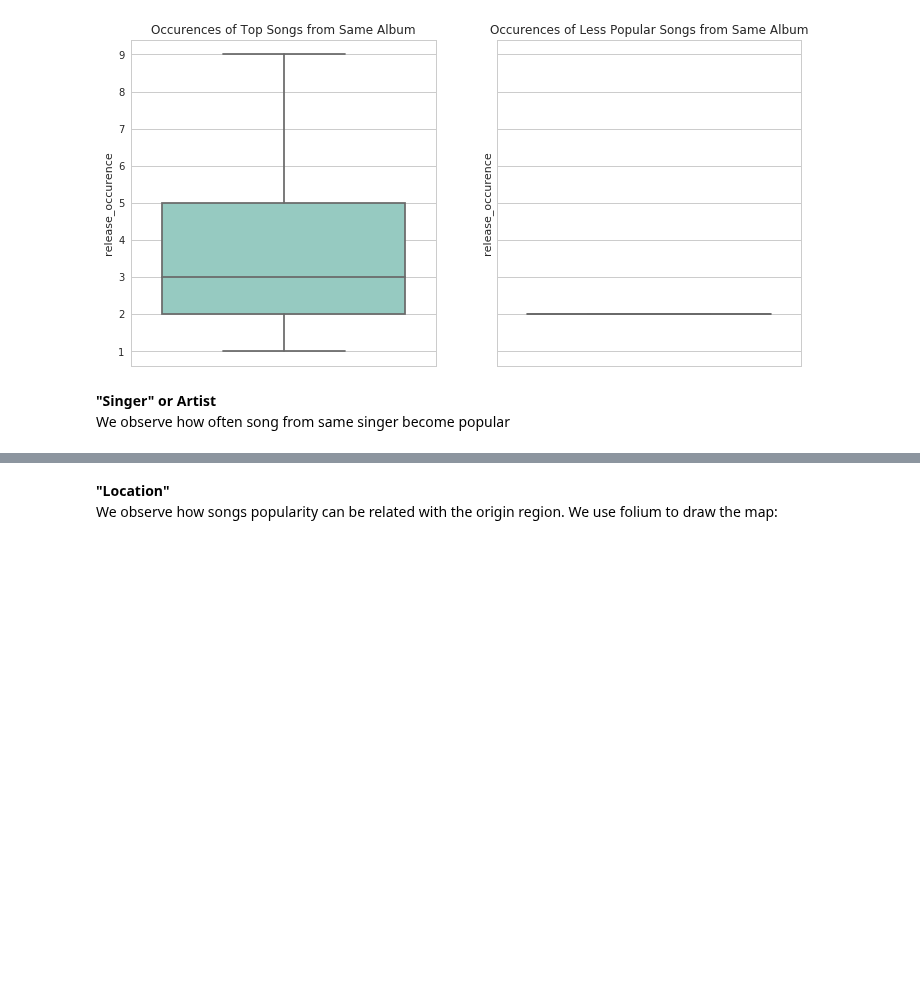
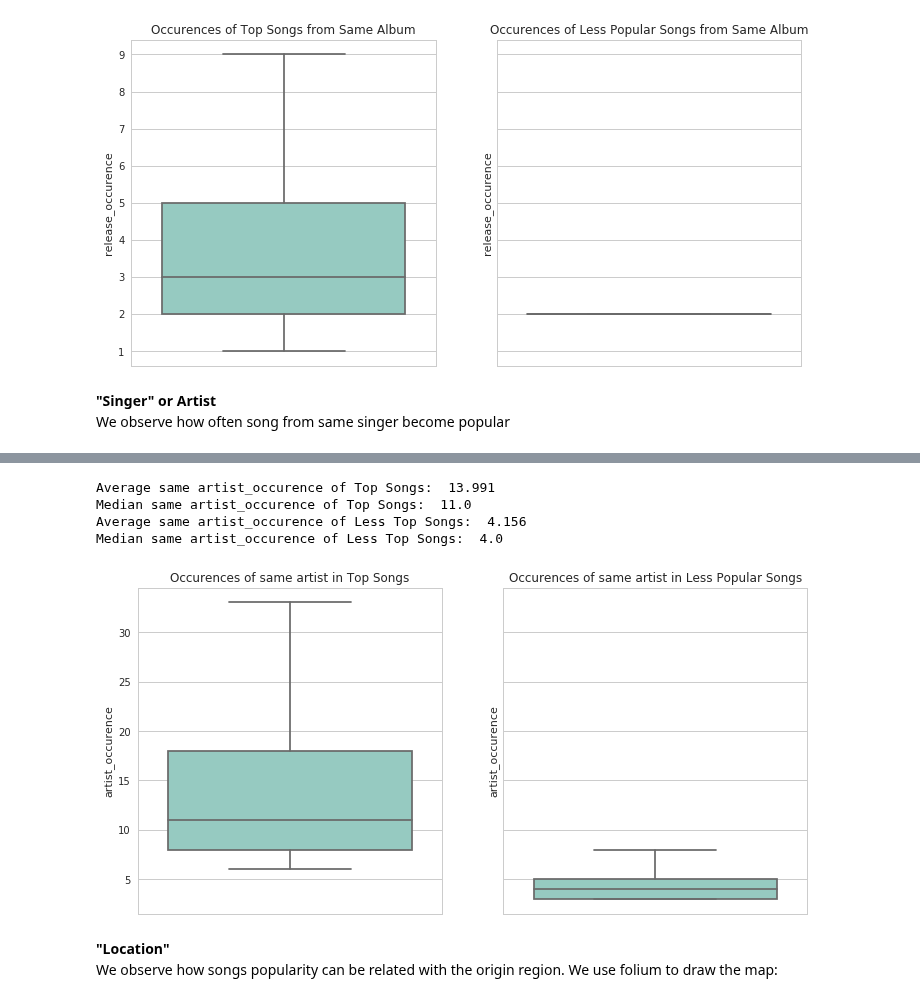
Before and after one commit to sanadhis/ADA-2017, a Jupyter notebook: project/Question1.ipynb, the cells around one changed output, grey strips where cells are left out. Cells and saved outputs as stored; diff of their text form; code cells hidden in the pictures; blank space fills up the shorter version.

```diff
--- a/project/Question1.ipynb
+++ b/project/Question1.ipynb
@@ -729,3 +733,25 @@ less_artist.head(5)
+# %%
+# Plot 2 x 1
+fig, (ax1, ax2) = plt.subplots(ncols=2, sharey=True)
+fig.set_size_inches(12, 6)
+ax1 = sns.boxplot(y = 'artist_occurence' , data=top_artist, ax = ax1, palette="Set3", showfliers=False)
+ax1.set_title("Occurences of same artist in Top Songs")
+
+ax2 = sns.boxplot(y = 'artist_occurence' , data=less_artist, ax = ax2, palette="Set3", showfliers=False)
+ax2.set_title("Occurences of same artist in Less Popular Songs")
+
+print("Average same artist_occurence of Top Songs: ",top_artist['artist_occurence'].mean())
+print("Median same artist_occurence of Top Songs: ",top_artist['artist_occurence'].median())
+print("Average same artist_occurence of Less Top Songs: ",less_artist['artist_occurence'].mean())
+print("Median same artist_occurence of Less Top Songs: ",less_artist['artist_occurence'].median())
+
+plt.show()
+# %% [output]
+Average same artist_occurence of Top Songs:  13.991
+Median same artist_occurence of Top Songs:  11.0
+Average same artist_occurence of Less Top Songs:  4.156
+Median same artist_occurence of Less Top Songs:  4.0
+[figure, added]
 # %% [markdown]
 **"Location"**
 <br>We observe how songs popularity can be related with the origin region. We use folium to draw the map:
```
Also changed, not shown: parts of 7 cells of this notebook.
